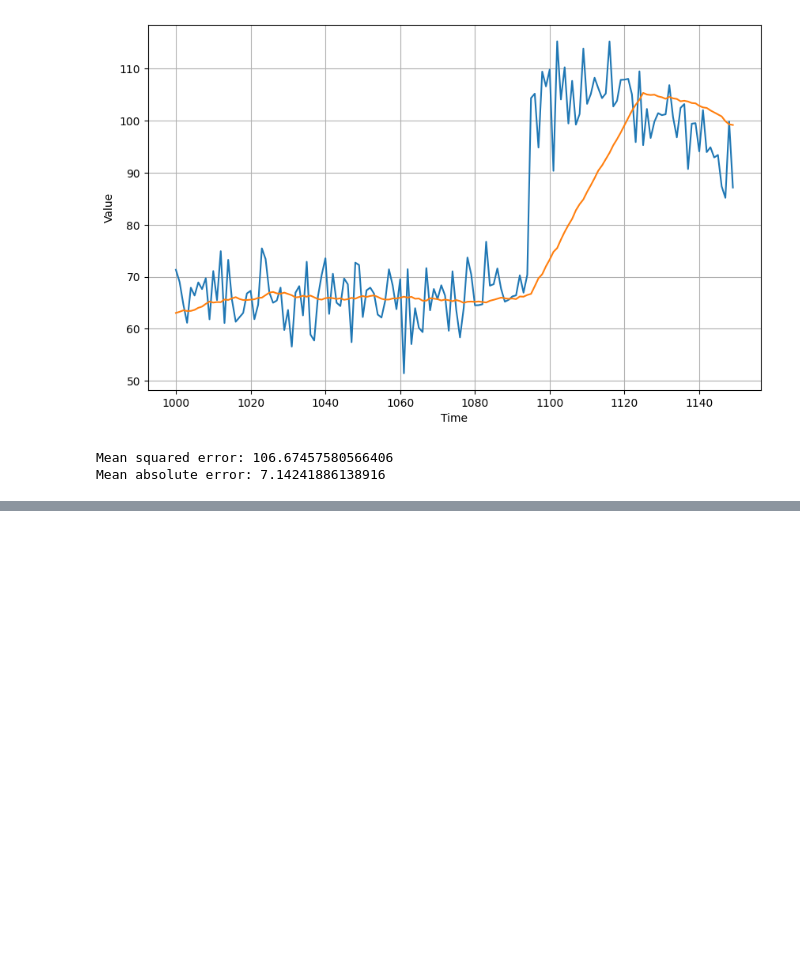
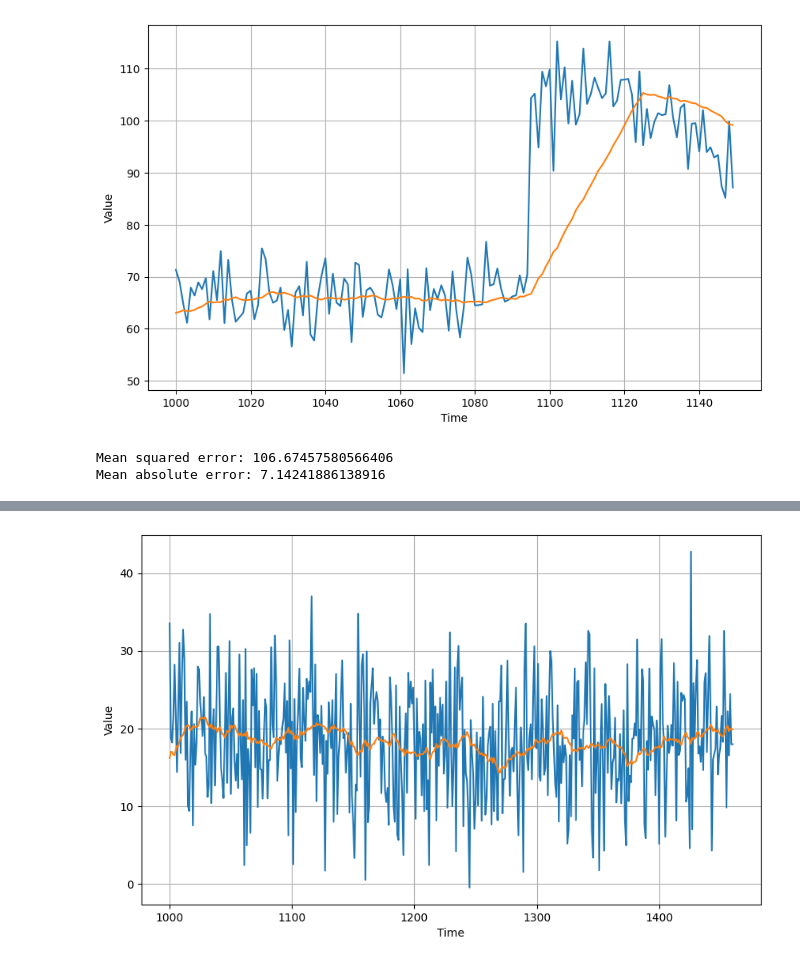
Before and after one commit to shielamms/Tensorflow-Notebooks, a Jupyter notebook: Statistical_Forecasting_with_Synthetic_Time_Series_Data.ipynb, the cells around one changed output, grey strips where cells are left out. Drawn from its saved outputs; the diff is of its cells as text; code cells hidden in the pictures; blank space fills up the shorter version.

Commit message:
add sliding window forecasting

```diff
--- a/Statistical_Forecasting_with_Synthetic_Time_Series_Data.ipynb
+++ b/Statistical_Forecasting_with_Synthetic_Time_Series_Data.ipynb
@@ -156,0 +166,11 @@ Mean absolute error: 7.14241886138916
+# %%
+# moving average forecast from the time differences
+diff_moving_avg = moving_average_forecast(diff_series, window_size)
+
+# slice into the validation set prediction points
+diff_moving_avg = diff_moving_avg[split_time - 365 - window_size:]
+diff_series = diff_series[split_time - 365:]
+
+plot_series(time_valid, (diff_series, diff_moving_avg))
+# %% [output]
+[figure, added]
```
Also changed, not shown: parts of 7 cells of this notebook.
